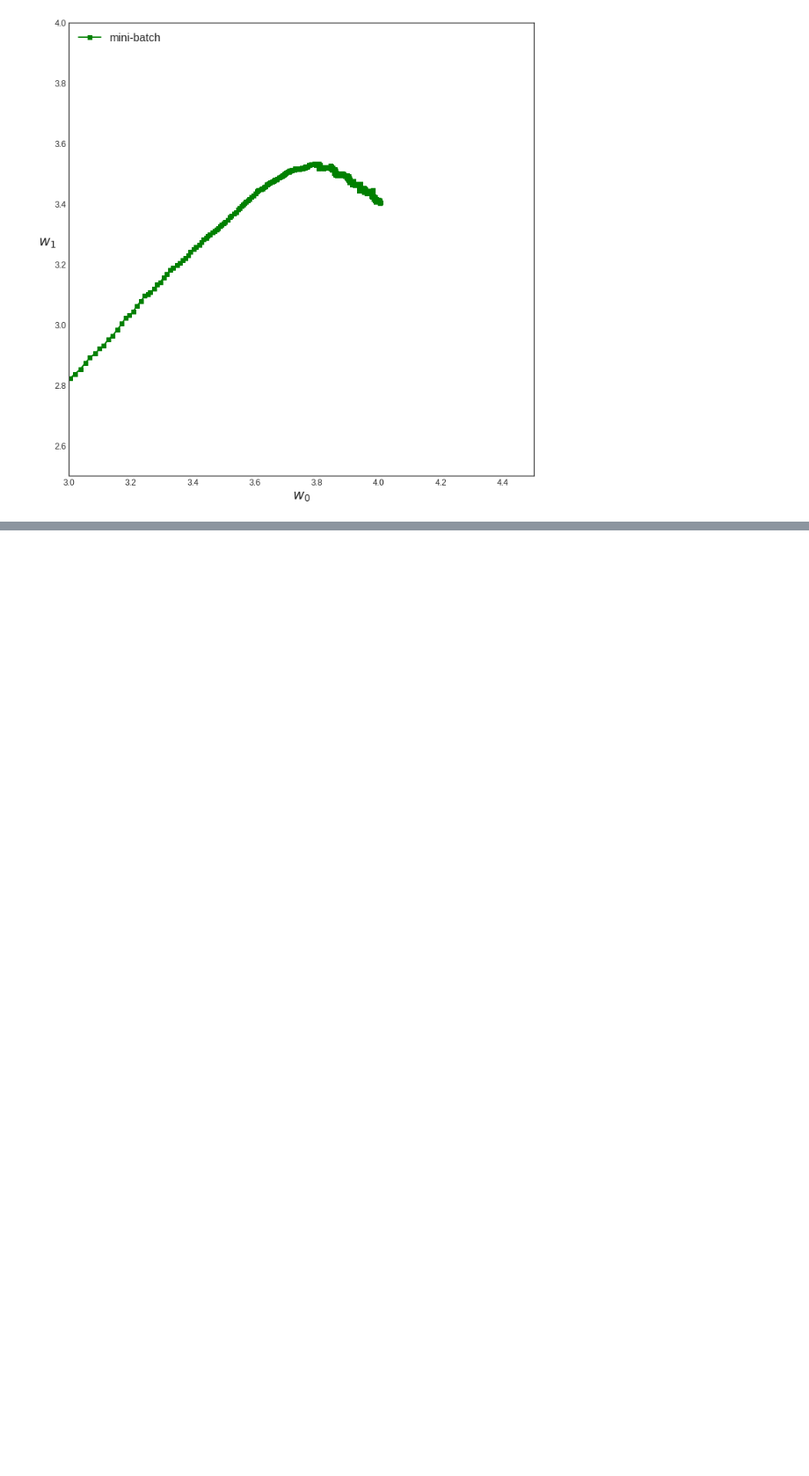
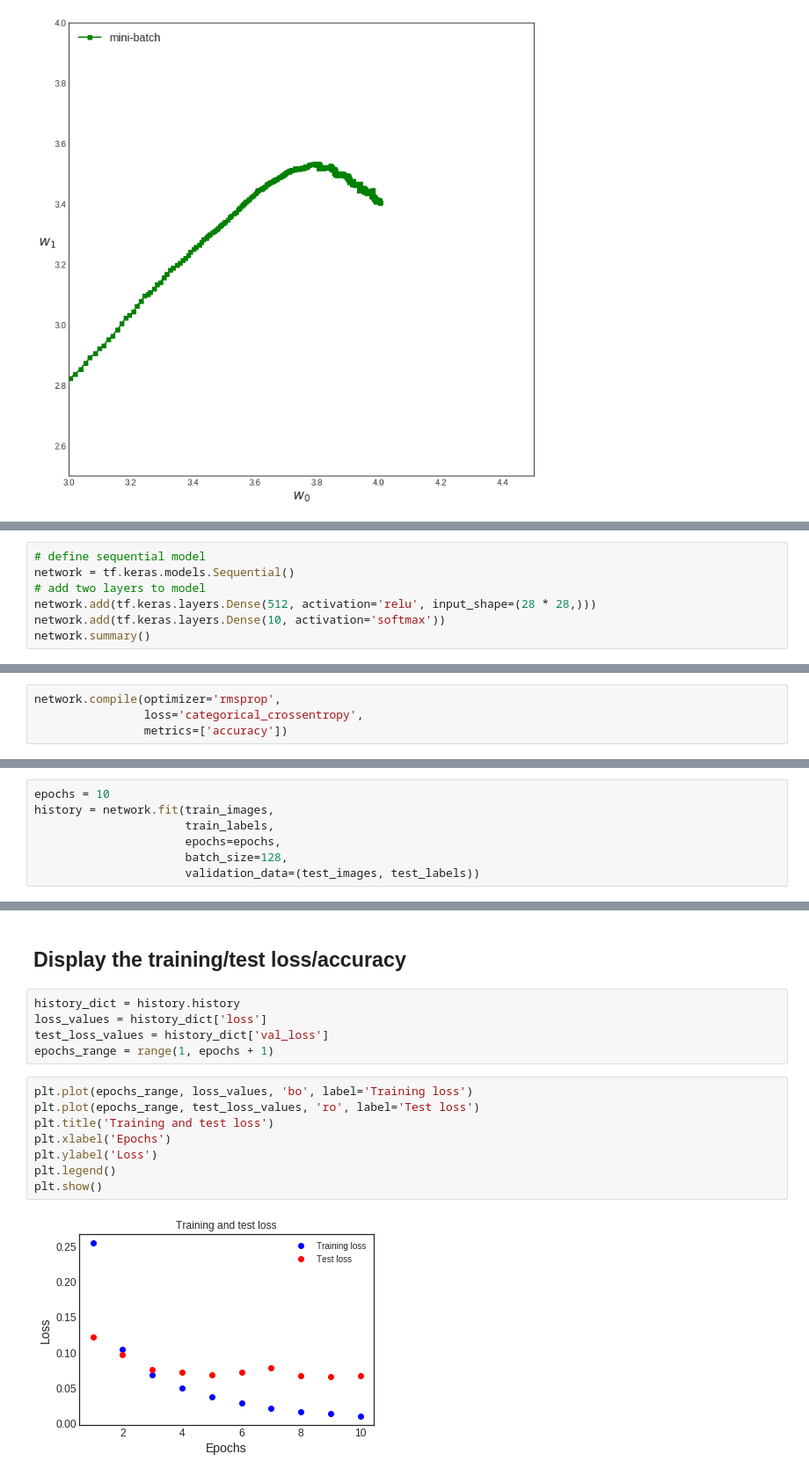
Before and after one commit to c-bujari/CAP4630, a Jupyter notebook: HW_2/HW_2.ipynb, the cells around one changed output, grey strips where cells are left out. Shown: that part at 88% size. Cells and saved outputs as stored; diff of their text form; blank space fills up the shorter version.

```diff
--- a/HW_2/HW_2.ipynb
+++ b/HW_2/HW_2.ipynb
@@ -277,0 +333,7 @@ Downloading data from https://storage.googleapis.com/tensorflow/tf-keras-dataset
+# %%
+# define sequential model
+network = tf.keras.models.Sequential()
+# add two layers to model
+network.add(tf.keras.layers.Dense(512, activation='relu', input_shape=(28 * 28,)))
+network.add(tf.keras.layers.Dense(10, activation='softmax'))
+network.summary()
@@ -277,0 +355,4 @@ Downloading data from https://storage.googleapis.com/tensorflow/tf-keras-dataset
+# %%
+network.compile(optimizer='rmsprop',
+                loss='categorical_crossentropy',
+                metrics=['accuracy'])
@@ -277,0 +361,7 @@ Downloading data from https://storage.googleapis.com/tensorflow/tf-keras-dataset
+# %%
+epochs = 10
+history = network.fit(train_images,
+                      train_labels,
+                      epochs=epochs,
+                      batch_size=128,
+                      validation_data=(test_images, test_labels))
@@ -277,0 +386,17 @@ Downloading data from https://storage.googleapis.com/tensorflow/tf-keras-dataset
+# %% [markdown]
+## Display the training/test loss/accuracy
+# %%
+history_dict = history.history
+loss_values = history_dict['loss']
+test_loss_values = history_dict['val_loss']
+epochs_range = range(1, epochs + 1)
+# %%
+plt.plot(epochs_range, loss_values, 'bo', label='Training loss')
+plt.plot(epochs_range, test_loss_values, 'ro', label='Test loss')
+plt.title('Training and test loss')
+plt.xlabel('Epochs')
+plt.ylabel('Loss')
+plt.legend()
+plt.show()
+# %% [output]
+[figure, added]
```
Also changed, not shown: parts of 36 cells of this notebook.
